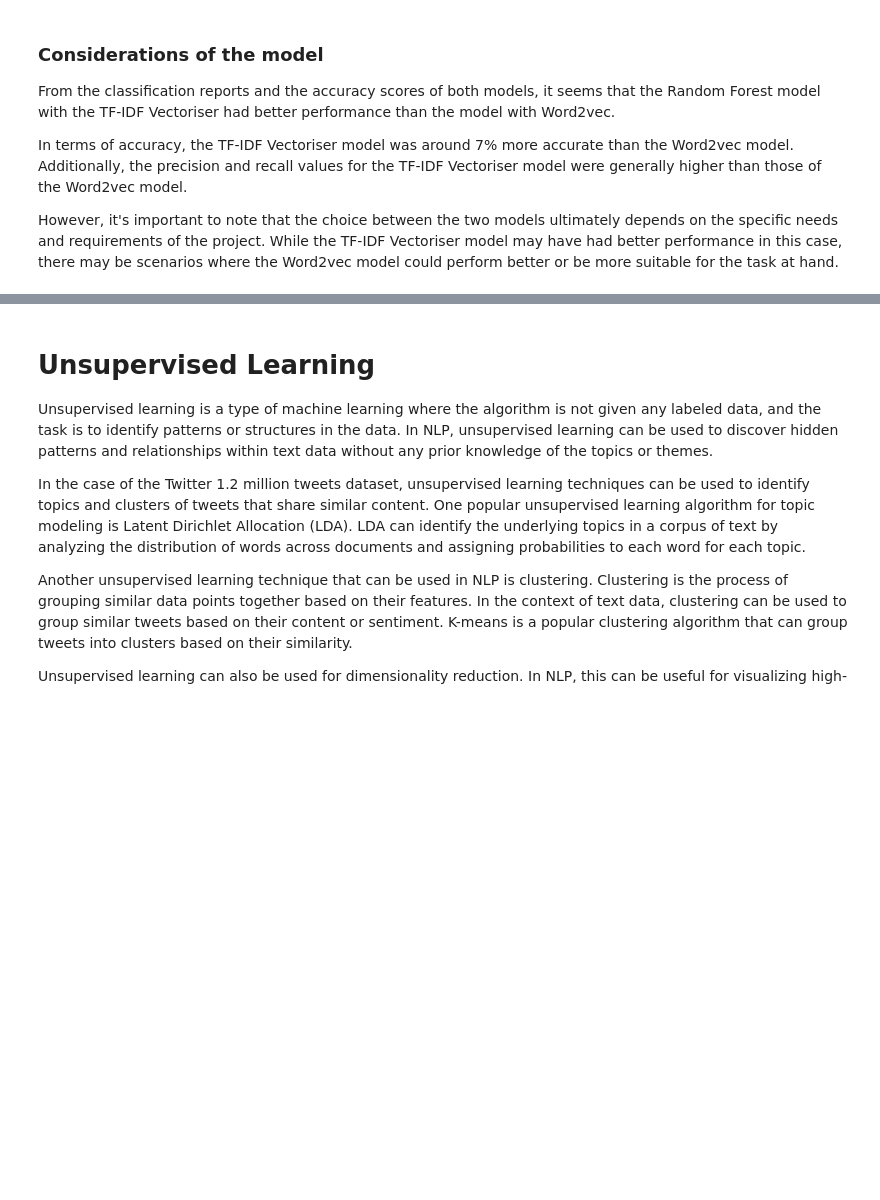
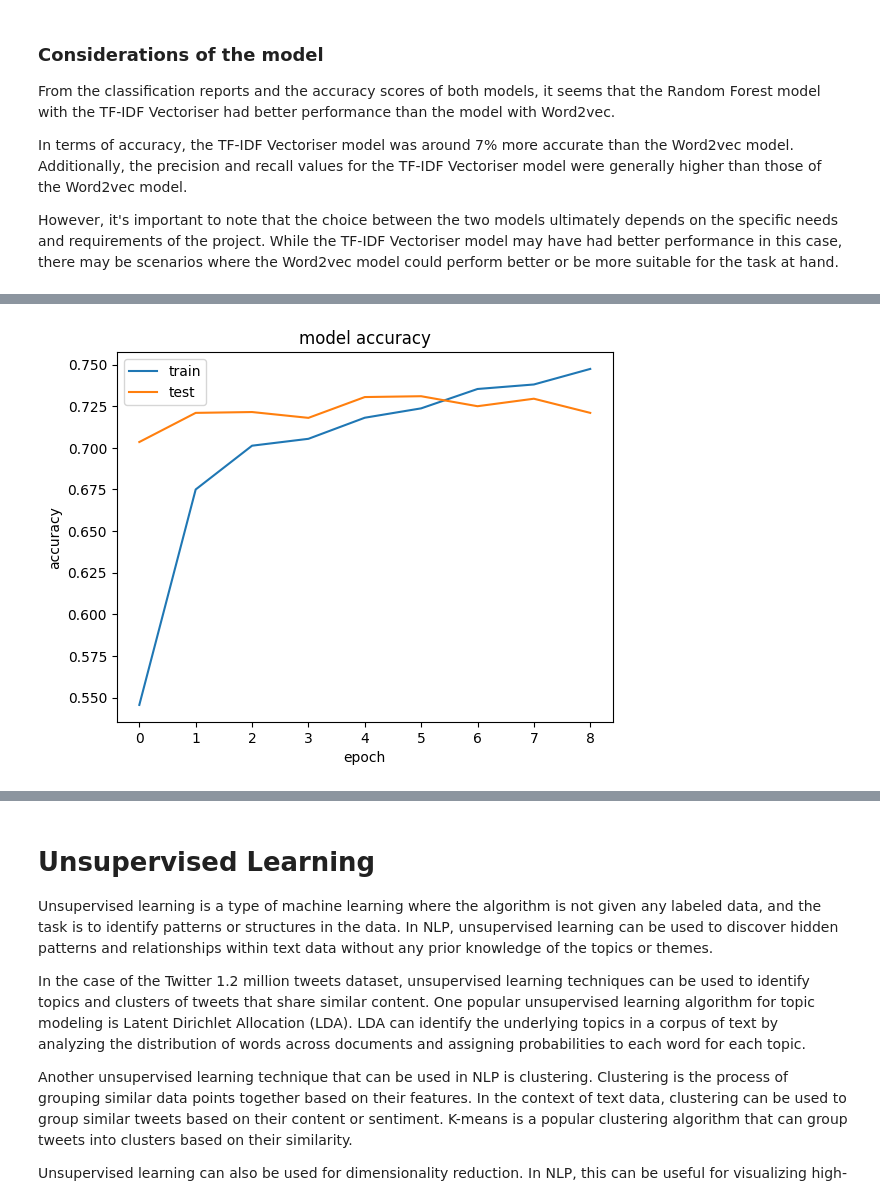
Before and after one commit to thaaoliveira1/Sentiment-Analysis-Twitter-Python, a Jupyter notebook: Report.ipynb, the cells around one changed output, grey strips where cells are left out. Cells and saved outputs as stored; diff of their text form; code cells hidden in the pictures; blank space fills up the shorter version.

```diff
--- a/Report.ipynb
+++ b/Report.ipynb
@@ -1409,0 +1428,10 @@ However, it's important to note that the choice between the two models ultimatel
+# %%
+# # vectorize the text data
+vectorizer = TfidfVectorizer(ngram_range=(1,2), max_features=600)
+vectorizer.fit(X_train)
+print('Vectorizer fitted.')
+print('No. of feature_words: ', len(vectorizer.get_feature_names_out()))
+
+# # transform the text data into a sparse matrix
+X_train_vec = vectorizer.transform(X_train)
+X_test_vec = vectorizer.transform(X_test)
@@ -1409,0 +1485,18 @@ However, it's important to note that the choice between the two models ultimatel
+# %%
+from tensorflow.keras.callbacks import EarlyStopping
+
+# Define the early stopping callback
+earlystop_callback = EarlyStopping(monitor='val_loss', patience=3)
+
+history = model.fit(X_train_vec.toarray(), y_train,
+                    epochs=20,
+                    batch_size=32,
+                    validation_data=(X_test_vec.toarray(), y_test),
+                    callbacks=[earlystop_callback])
+
+# Evaluate the model
+loss, accuracy = model.evaluate(X_train_vec.toarray(), y_train, verbose=False)
+print("Training Accuracy: {:.4f}".format(accuracy))
+
+loss, accuracy = model.evaluate(X_test_vec.toarray(), y_test, verbose=False)
+print("Testing Accuracy:  {:.4f}".format(accuracy))
@@ -1409,0 +1524,12 @@ However, it's important to note that the choice between the two models ultimatel
+# %%
+# Plor accuracy model
+
+plt.plot(history.history['accuracy'])
+plt.plot(history.history['val_accuracy'])
+plt.title('model accuracy')
+plt.ylabel('accuracy')
+plt.xlabel('epoch')
+plt.legend(['train', 'test'], loc='upper left')
+plt.show()
+# %% [output]
+[figure, added]
```
Also changed, not shown: parts of 11 cells of this notebook.
